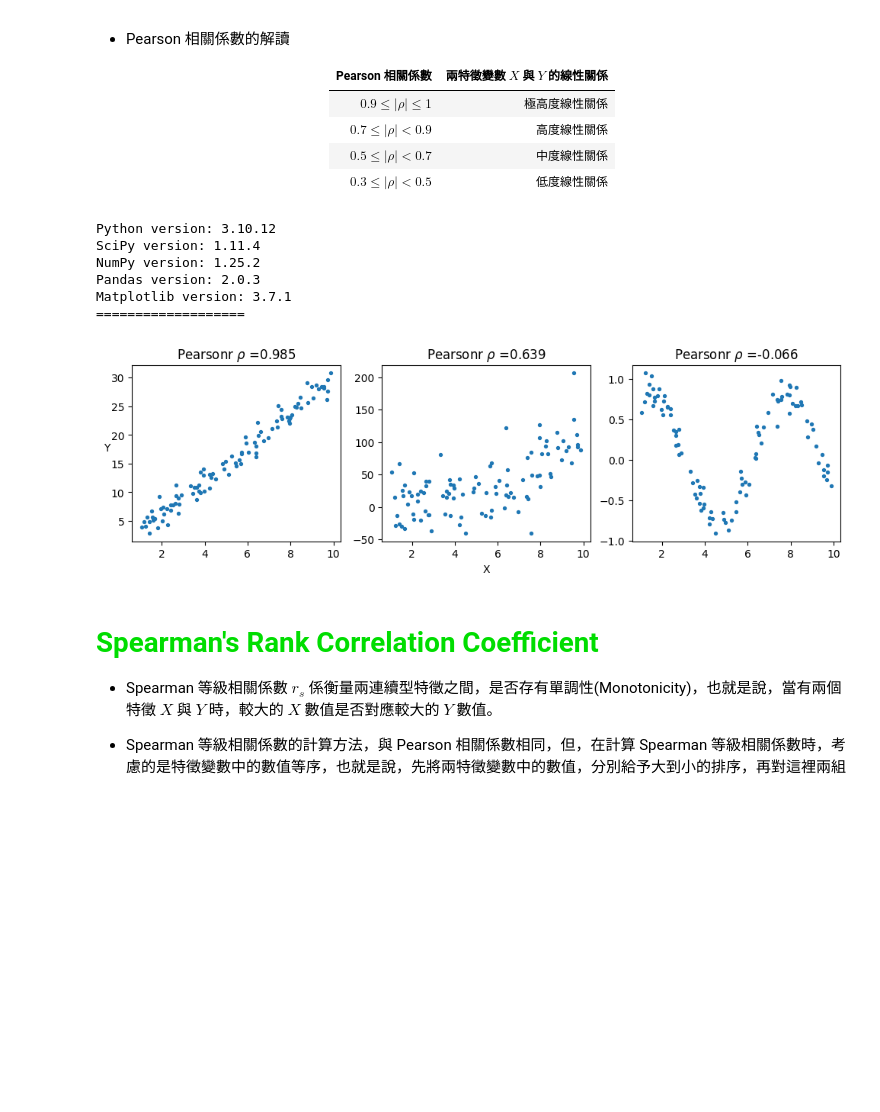
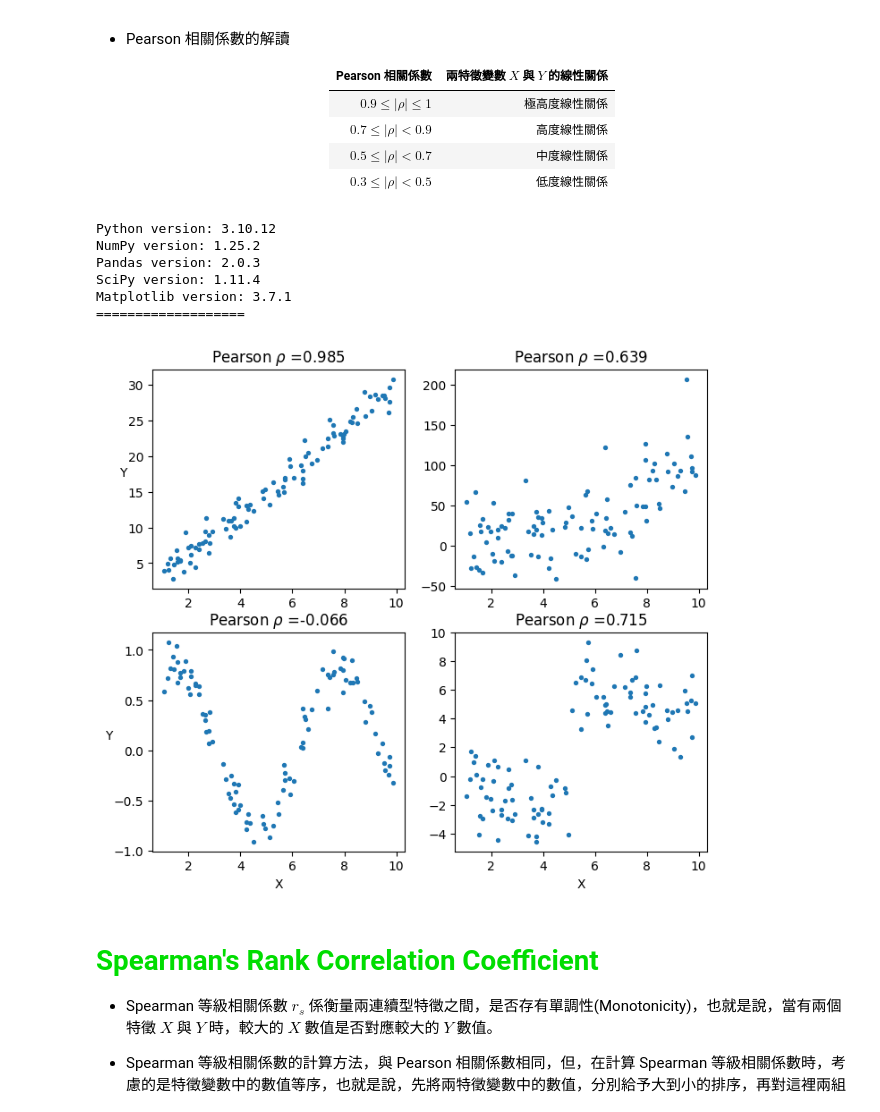
Before and after one commit to YenLinWu/Daily_Work_of_Data_Science, a Jupyter notebook: Association_and_Correlation/Association_and_Correlation.ipynb, the cells around one changed output. Drawn from its saved outputs; the diff is of its cells as text; code cells hidden in the pictures; blank space fills up the shorter version.

Commit message:
[Update] Association and Correlation

````diff
--- a/Association_and_Correlation/Association_and_Correlation.ipynb
+++ b/Association_and_Correlation/Association_and_Correlation.ipynb
@@ -157,68 +157,77 @@ Seaborn version: 0.13.1
 #@title Python 範例程式碼
 
 #@markdown 在 SciPy 套件中，我們可使用 [```scipy.stats.pearsonr(x, y)```](https://docs.scipy.org/doc/scipy-1.11.4/reference/generated/scipy.stats.pearsonr.html#scipy-stats-pearsonr) 函數來計算 Pearson 相關係數。
-#@markdown 下面範例為在三種不同的特徵關係下， Pearson 相關係數的大小。
+#@markdown 下面範例為在四種不同的特徵關係下， Pearson 相關係數的大小。
 
 import sys
 import os
 
-import scipy
 import numpy as np
 import pandas as pd
+import scipy
 import matplotlib as mpl
 import matplotlib.pyplot as plt
 
 print('Python version:', sys.version[0:7])
-print('SciPy version:', scipy.__version__)
 print('NumPy version:', np.__version__)
 print('Pandas version:', pd.__version__)
+print('SciPy version:', scipy.__version__)
 print('Matplotlib version:', mpl.__version__)
 print('===================\n' )
 
 np.random.seed(42)
 
-# 生成 3 組樣本數據
+# 生成 4 組樣本數據
 X = np.random.uniform(low=1, high=10, size=100)
 Y1 = 3*X + 1.5*np.random.randn(100)
 Y2 = X**2 + 30*np.random.randn(100)
 Y3 = 0.8*np.sin(X) + 0.15*np.random.randn(100)
+Y4 = [-0.6*i+np.random.normal(0, 1.5, size=1)[0] if i<=5 else -0.6*i+np.random.normal(0, 1.5, size=1)[0]+10 for i in X]
 
 # 計算 Pearson 相關係數
 res1 = scipy.stats.pearsonr(X, Y1)
 res2 = scipy.stats.pearsonr(X, Y2)
 res3 = scipy.stats.pearsonr(X, Y3)
+res4 = scipy.stats.pearsonr(X, Y4)
 pr1 = res1.statistic
 pr2 = res2.statistic
 pr3 = res3.statistic
+pr4 = res4.statistic
 
 # 資料視覺化
-plt.figure(figsize=(12, 3))
-plt.subplot(131)
+plt.figure(figsize=(8, 7))
+plt.subplot(221)
 plt.scatter(X, Y1, s=8)
-plt.title('Pearsonr $\\rho$ =' +str(np.round(pr1, 3)))
 plt.ylabel('Y', rotation=0)
+plt.title('Pearson $\\rho$ =' +str(np.round(pr1, 3)))
 
-plt.subplot(132)
+plt.subplot(222)
 plt.scatter(X, Y2, s=8)
-plt.title('Pearsonr $\\rho$ =' +str(np.round(pr2, 3)))
+plt.title('Pearson $\\rho$ =' +str(np.round(pr2, 3)))
+
+plt.subplot(223)
+plt.scatter(X, Y3, s=8)
 plt.xlabel('X')
+plt.ylabel('Y', rotation=0)
+plt.title('Pearson $\\rho$ =' +str(np.round(pr3, 3)))
 
-plt.subplot(133)
-plt.scatter(X, Y3, s=8)
-plt.title('Pearsonr $\\rho$ =' +str(np.round(pr3, 3)))
+plt.subplot(224)
+plt.scatter(X, Y4, s=8)
+plt.xlabel('X')
+plt.title('Pearson $\\rho$ =' +str(np.round(pr4, 3)))
 
-img_path = 'Pearsonr_Correlation_Coefficient.png'
+img_path = 'Pearson_Correlation_Coefficient.png'
 plt.savefig(img_path, bbox_inches='tight', format='png')
 
 plt.show()
 # %% [output]
 Python version: 3.10.12
-SciPy version: 1.11.4
 NumPy version: 1.25.2
 Pandas version: 2.0.3
+SciPy version: 1.11.4
 Matplotlib version: 3.7.1
 ===================
-[figure, old version]
+[figure, new version]
 # %% [markdown]
 # <font color="#00dd00">**Spearman's Rank Correlation Coefficient**</font>
 
````
Also changed, not shown: parts of 6 cells of this notebook.
